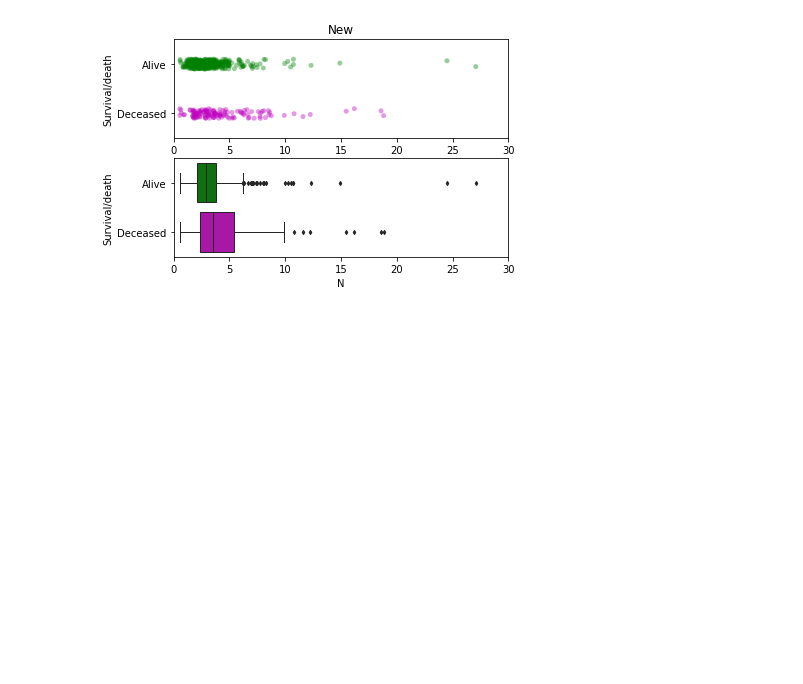
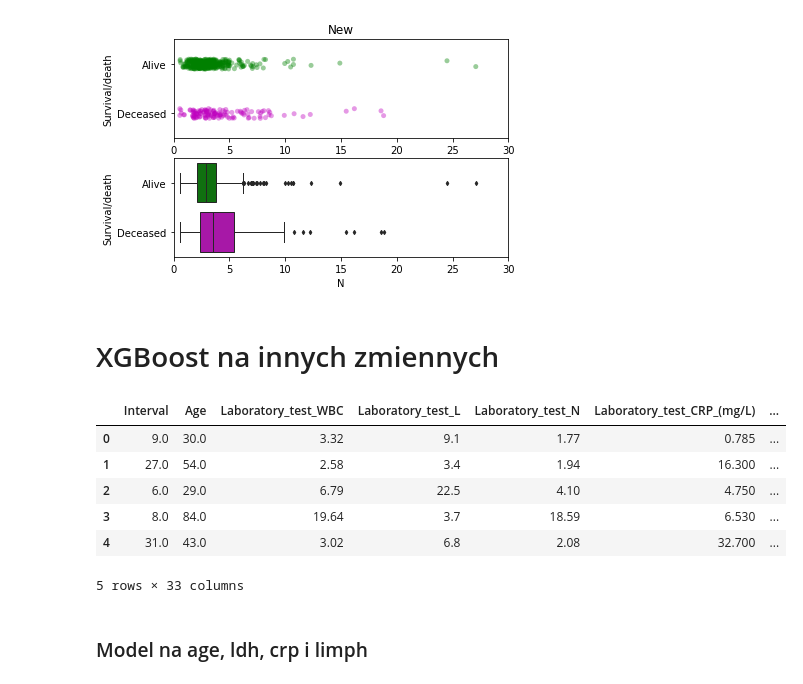
Before and after one commit to mini-pw/2021L-WB-ML, a Jupyter notebook: Nazwa_zespołu1/projekt_v1/miniEDA.ipynb, the cells around one changed output. Drawn from its saved outputs; the diff is of its cells as text; code cells hidden in the pictures; blank space fills up the shorter version.

```diff
--- a/Nazwa_zespołu1/projekt_v1/miniEDA.ipynb
+++ b/Nazwa_zespołu1/projekt_v1/miniEDA.ipynb
@@ -143,3 +143,5 @@ ax[1].set_yticklabels(["Alive", "Deceased"])
 # %% [output]
 [Text(0, 0, 'Alive'), Text(0, 1, 'Deceased')]
 [figure]
+# %% [markdown]
+# XGBoost na innych zmiennych
@@ -145,0 +155,17 @@ ax[1].set_yticklabels(["Alive", "Deceased"])
+# %%
+data = pd.read_csv('data_processed.csv') # dane z artykułu po usunięciu braków
+# %%
+dictio = {True:1, False:0}
+data['any_Underlying']=data['any_Underlying'].map(dictio)
+data['any_Symptoms']=data['any_Symptoms'].map(dictio)
+data['Degree_Severe']=data['Degree_Severe'].map(dictio)
+data['Laboratory_test_L'] = data['Laboratory_test_L'] * 10
+data.head()
+# %% [output]
+|  | Interval | Age | Laboratory_test_WBC | Laboratory_test_L | Laboratory_test_N | Laboratory_test_CRP_(mg/L) | ... |
+| 0 | 9.0 | 30.0 | 3.32 | 9.1 | 1.77 | 0.785 | ... |
+| 1 | 27.0 | 54.0 | 2.58 | 3.4 | 1.94 | 16.300 | ... |
+| 2 | 6.0 | 29.0 | 6.79 | 22.5 | 4.10 | 4.750 | ... |
+| 3 | 8.0 | 84.0 | 19.64 | 3.7 | 18.59 | 6.530 | ... |
+| 4 | 31.0 | 43.0 | 3.02 | 6.8 | 2.08 | 32.700 | ... |
+5 rows × 33 columns
@@ -145,0 +193,2 @@ ax[1].set_yticklabels(["Alive", "Deceased"])
+# %% [markdown]
+### Model na age, ldh, crp i limph
```
Also changed, not shown: parts of 15 cells of this notebook.
